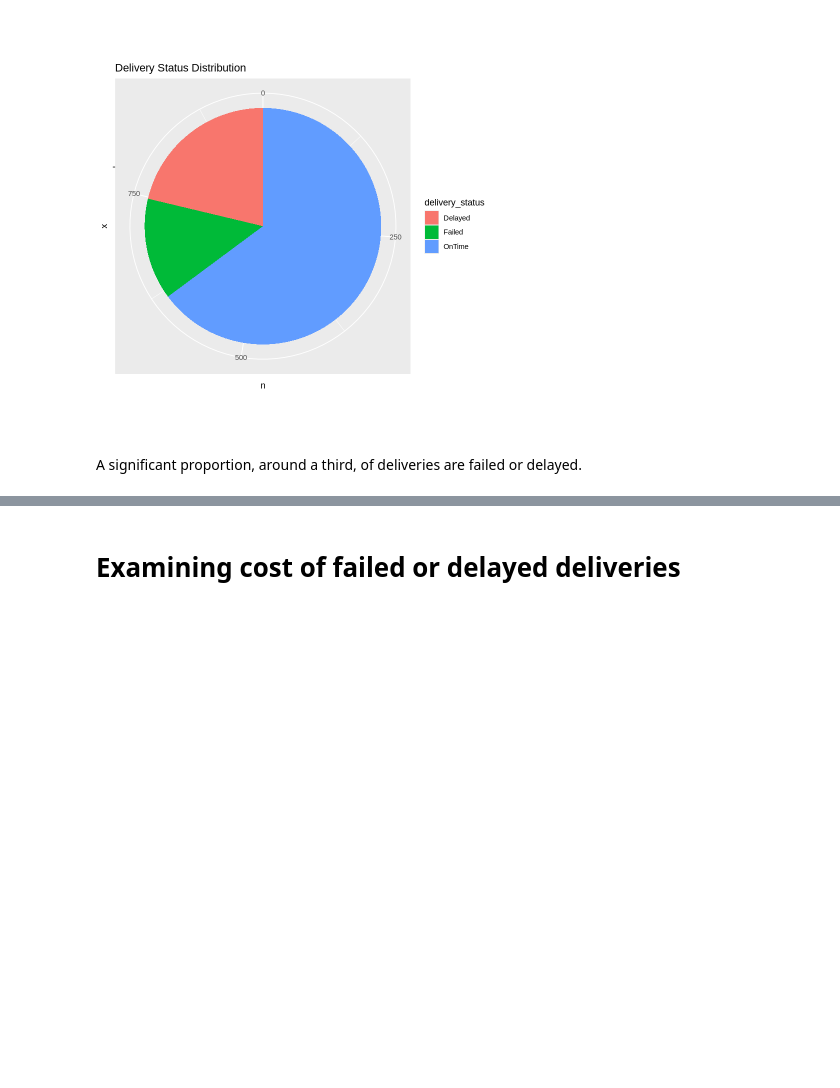
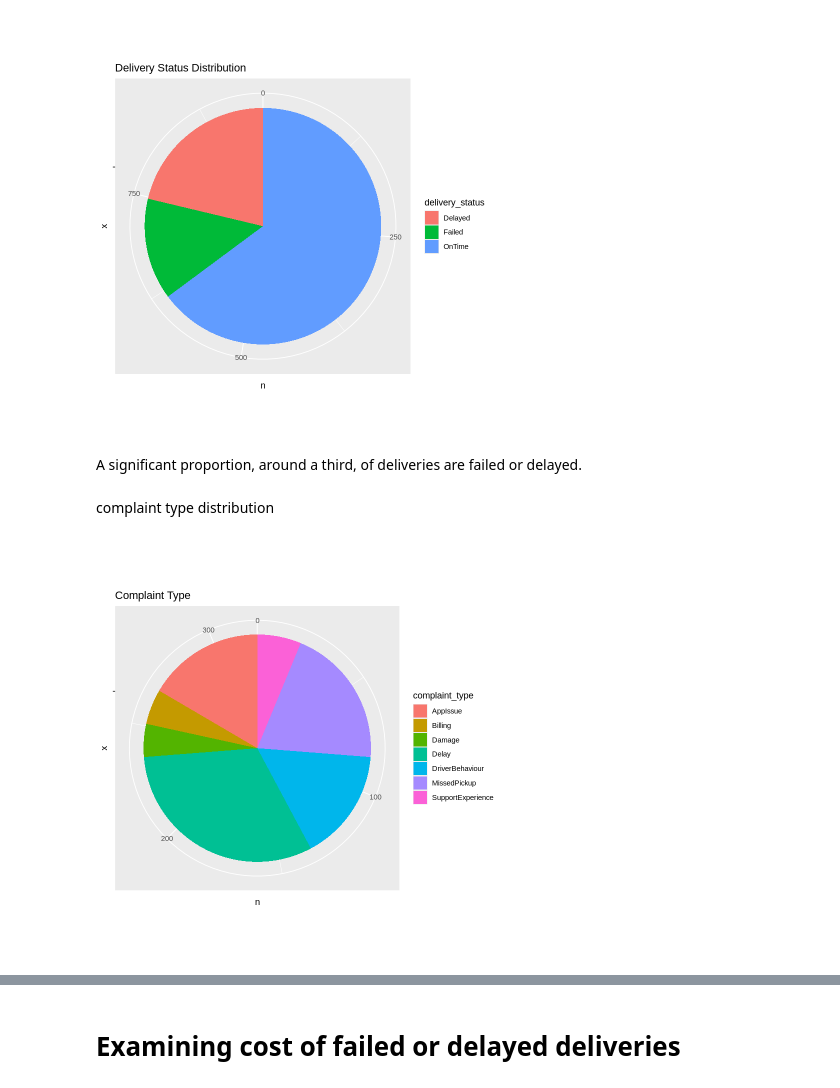
Before and after one commit to sydney142/databases_analytics_assignment, a Jupyter notebook: Assignment_R_SQL.ipynb, the cells around one changed output, grey strips where cells are left out. Drawn from its saved outputs; the diff is of its cells as text; code cells hidden in the pictures; blank space fills up the shorter version.

```diff
--- a/Assignment_R_SQL.ipynb
+++ b/Assignment_R_SQL.ipynb
@@ -122,3 +144,14 @@ deliveries_df %>%
 [figure]
 # %% [markdown]
 A significant proportion, around a third, of deliveries are failed or delayed.
+# %% [markdown]
+complaint type distribution
+# %%
+complaints_df %>%
+  count(complaint_type) %>%
+  ggplot(aes(x = "", y = n, fill = complaint_type)) +
+  geom_bar(stat = "identity", width = 1) +
+  coord_polar("y", start = 0) +
+  labs(title = "Complaint Type")
+# %% [output]
+[figure, added]
```
Also changed, not shown: parts of 7 cells of this notebook.
